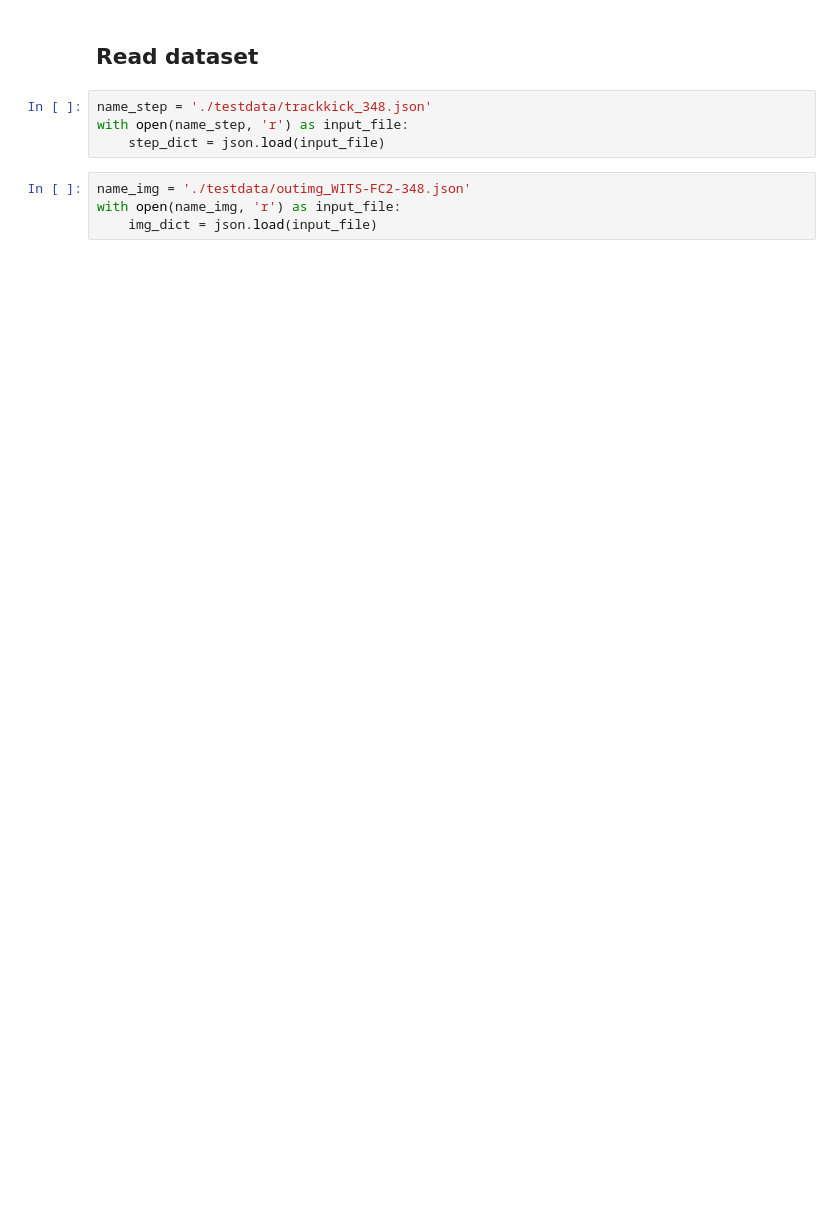
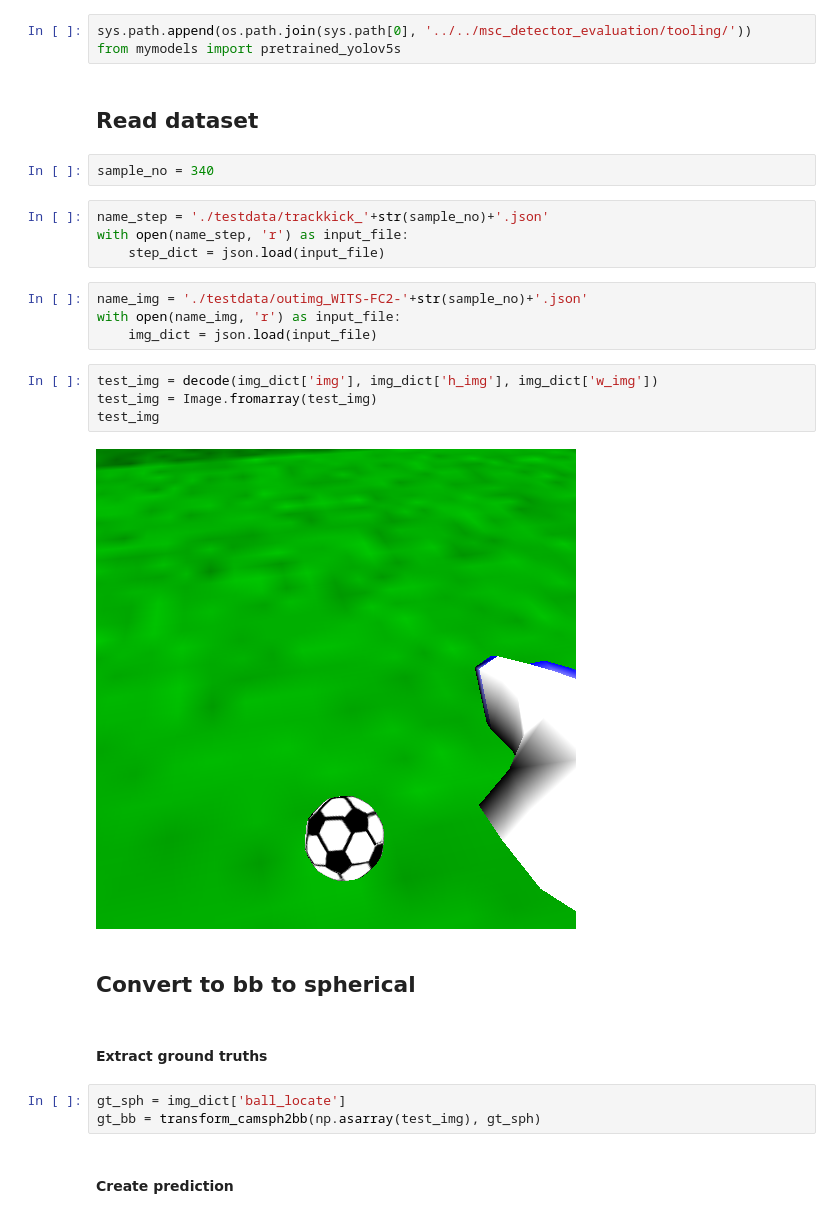
Before and after one commit to 262882/msc_trackdata_wrangling, a Jupyter notebook: transform/VisionTransform.ipynb, the cells around one changed output. Saved outputs shown, nothing was run; the diff lists cells and outputs as text; blank space fills up the shorter version.

```diff
--- a/transform/VisionTransform.ipynb
+++ b/transform/VisionTransform.ipynb
@@ -8,10 +12,30 @@ from decode import spherical2cartesian
+# %%
+sys.path.append(os.path.join(sys.path[0], '../../msc_detector_evaluation/tooling/'))
+from mymodels import pretrained_yolov5s
 # %% [markdown]
 ## Read dataset
+# %%
+sample_no = 340
 # %%
-name_step = './testdata/trackkick_348.json'
+name_step = './testdata/trackkick_'+str(sample_no)+'.json'
 with open(name_step, 'r') as input_file:
     step_dict = json.load(input_file)
 # %%
-name_img = './testdata/outimg_WITS-FC2-348.json'
+name_img = './testdata/outimg_WITS-FC2-'+str(sample_no)+'.json'
 with open(name_img, 'r') as input_file:
     img_dict = json.load(input_file)
+# %%
+test_img = decode(img_dict['img'], img_dict['h_img'], img_dict['w_img'])
+test_img = Image.fromarray(test_img)
+test_img
+# %% [output]
+[figure, added]
+# %% [markdown]
+## Convert to bb to spherical
+# %% [markdown]
+#### Extract ground truths
+# %%
+gt_sph = img_dict['ball_locate']
+gt_bb = transform_camsph2bb(np.asarray(test_img), gt_sph)
+# %% [markdown]
+#### Create prediction
```
Also changed, not shown: parts of 10 cells of this notebook, 4 other files.
